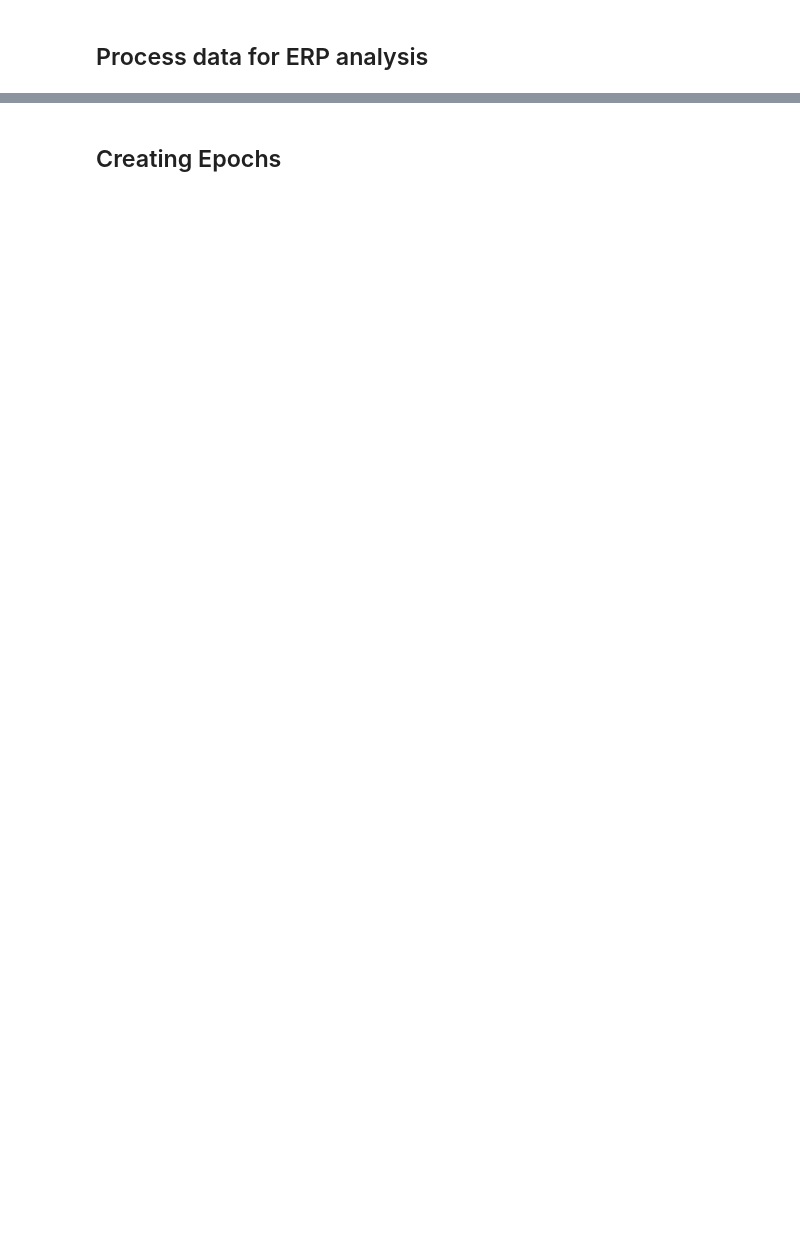
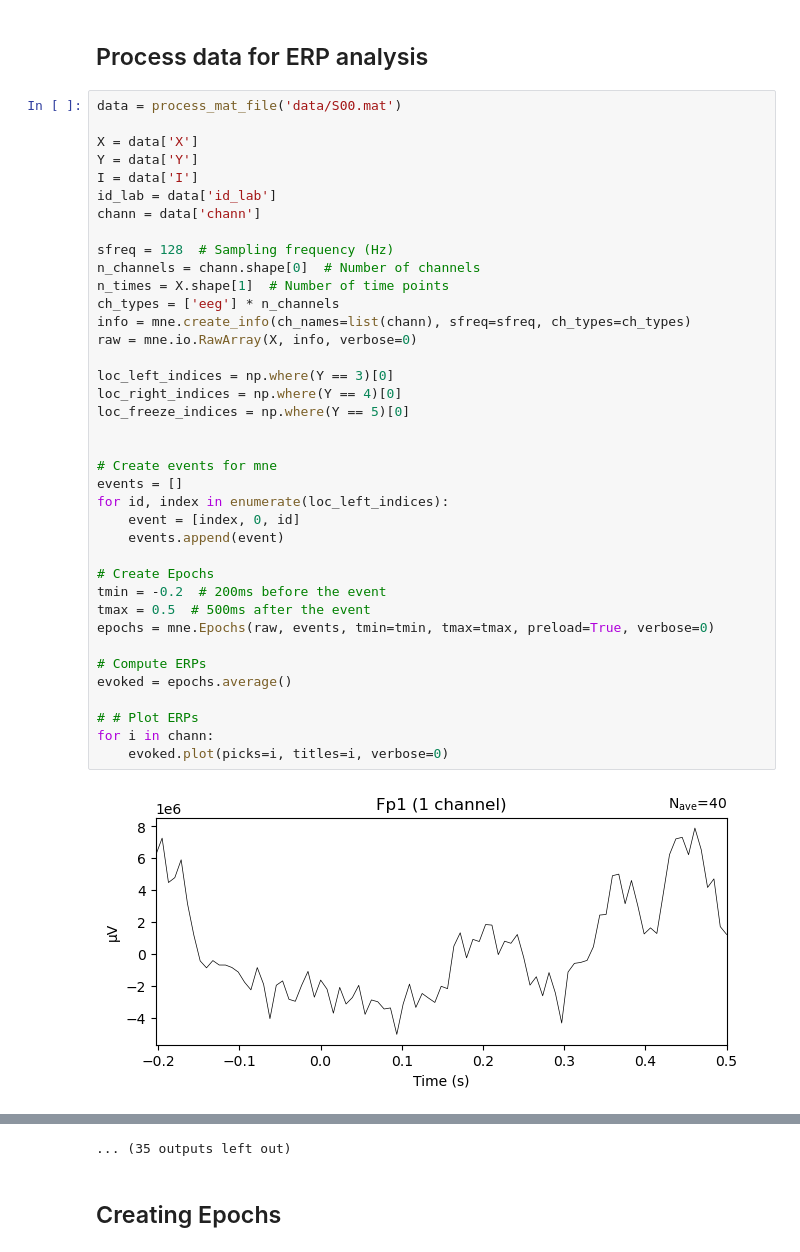
Before and after one commit to jeff-yc-wong/BCI_Project, a Jupyter notebook: eeg_analysis.ipynb, the cells around one changed output, grey strips where cells are left out. Cells and saved outputs as stored; diff of their text form; blank space fills up the shorter version.

```diff
--- a/eeg_analysis.ipynb
+++ b/eeg_analysis.ipynb
@@ -85,2 +84,42 @@ NameError: name 'data' is not defined
 # %% [markdown]
 ## Process data for ERP analysis
+# %%
+data = process_mat_file('data/S00.mat')
+
+X = data['X']
+Y = data['Y']
+I = data['I']
+id_lab = data['id_lab']
+chann = data['chann']
+
+sfreq = 128  # Sampling frequency (Hz)
+n_channels = chann.shape[0]  # Number of channels
+n_times = X.shape[1]  # Number of time points
+ch_types = ['eeg'] * n_channels
+info = mne.create_info(ch_names=list(chann), sfreq=sfreq, ch_types=ch_types)
+raw = mne.io.RawArray(X, info, verbose=0)
+
+loc_left_indices = np.where(Y == 3)[0]
+loc_right_indices = np.where(Y == 4)[0]
+loc_freeze_indices = np.where(Y == 5)[0]
+
+
+# Create events for mne
+events = []
+for id, index in enumerate(loc_left_indices):
+    event = [index, 0, id]
+    events.append(event)
+
+# Create Epochs
+tmin = -0.2  # 200ms before the event
+tmax = 0.5  # 500ms after the event
+epochs = mne.Epochs(raw, events, tmin=tmin, tmax=tmax, preload=True, verbose=0)
+
+# Compute ERPs
+evoked = epochs.average()
+
+# # Plot ERPs
+for i in chann:
+    evoked.plot(picks=i, titles=i, verbose=0)
+# %% [output]
+[figure, added]
@@ -87,3 +137,4 @@ NameError: name 'data' is not defined
+... (35 outputs left out)
 # %% [markdown]
 ## Creating Epochs
 # %%
```
Also changed, not shown: parts of 4 cells of this notebook.
